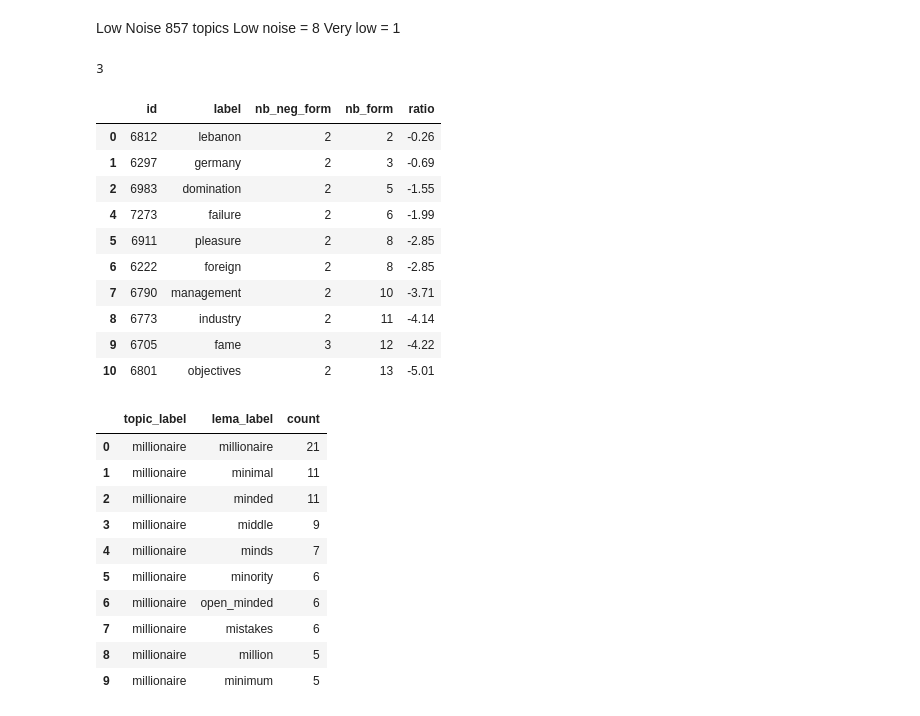
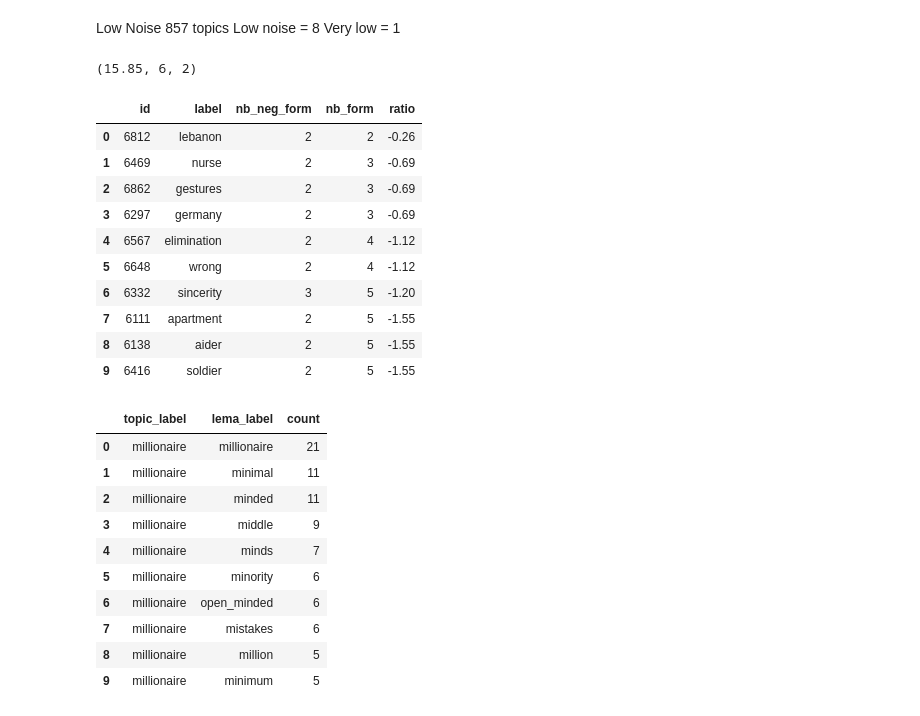
Before and after one commit to cyrilvincent/youth_talk, a Jupyter notebook: youth_talk_1/textrank.ipynb, the cells around one changed output. Cells and saved outputs as stored; diff of their text form; code cells hidden in the pictures.

```diff
--- a/youth_talk_1/textrank.ipynb
+++ b/youth_talk_1/textrank.ipynb
@@ -242,44 +251,47 @@ Low Noise
 Low noise = 8
 Very low = 1
 # %%
-low_noise = median - 3
-very_low_noise = 1
-low_noise
+low_noise = median
+very_low_noise = percentile
+thresold = nb_form / 1000
+thresold, low_noise, very_low_noise
 # %% [output]
-3
+(15.85, 6, 2)
-# %%
-sql = f"""select topic.id, topic.label, count(form_topic.id) as nb_neg_form, sub_topic.nb_form, log(power(count(form_topic.id)::float,2)/power(2.7, sub_topic.nb_form)) as ratio from topic
-join form_topic on form_topic.topic_id=topic.id
-join form on form_topic.form_id=form.id
-join stat on stat.id=form.id
-join (select topic.id, count(form_topic.id) as nb_form from topic
-	join form_topic on form_topic.topic_id=topic.id
-	join form on form_topic.form_id=form.id
-	join stat on stat.id=form.id
-	where source='textrank'
-	group by topic.id
-	having count(form_topic.id) > 1 and count(form_topic.id) < 900
-) sub_topic on sub_topic.id = topic.id
-where source='textrank'
-and stat.empathy_category=0
-group by topic.id, sub_topic.nb_form
-having count(form_topic.id) > {very_low_noise}
-order by ratio desc"""
-df = service.get_by_sql(sql)
-df = df[df.label != "etre"]
-df.head(10)
-# %% [output]
-|  | id | label | nb_neg_form | nb_form | ratio |
-| 0 | 6812 | lebanon | 2 | 2 | -0.26 |
-| 1 | 6297 | germany | 2 | 3 | -0.69 |
-| 2 | 6983 | domination | 2 | 5 | -1.55 |
-| 4 | 7273 | failure | 2 | 6 | -1.99 |
-| 5 | 6911 | pleasure | 2 | 8 | -2.85 |
-| 6 | 6222 | foreign | 2 | 8 | -2.85 |
-| 7 | 6790 | management | 2 | 10 | -3.71 |
-| 8 | 6773 | industry | 2 | 11 | -4.14 |
-| 9 | 6705 | fame | 3 | 12 | -4.22 |
-| 10 | 6801 | objectives | 2 | 13 | -5.01 |
+# %%
+sql = f"""select topic.id, topic.label, count(form_topic.id) as nb_neg_form, sub_topic.nb_form, log(power(count(form_topic.id)::float,2)/power(2.7, sub_topic.nb_form)) as ratio from topic
+join form_topic on form_topic.topic_id=topic.id
+join form on form_topic.form_id=form.id
+join stat on stat.id=form.id
+join (select topic.id, count(form_topic.id) as nb_form from topic
+	join form_topic on form_topic.topic_id=topic.id
+	join form on form_topic.form_id=form.id
+	join stat on stat.id=form.id
+	where source='textrank'
+    and form_topic.question_nb=12
+	group by topic.id
+	having count(form_topic.id) > 1 and count(form_topic.id) < {avg}
+) sub_topic on sub_topic.id = topic.id
+where source='textrank'
+and form_topic.question_nb=12
+and stat.{empathy_category}_category=0
+group by topic.id, sub_topic.nb_form
+having count(form_topic.id) >= {very_low_noise}
+order by ratio desc"""
+df = service.get_by_sql(sql)
+df = df[df.label != "etre"]
+df.head(10)
+# %% [output]
+|  | id | label | nb_neg_form | nb_form | ratio |
+| 0 | 6812 | lebanon | 2 | 2 | -0.26 |
+| 1 | 6469 | nurse | 2 | 3 | -0.69 |
+| 2 | 6862 | gestures | 2 | 3 | -0.69 |
+| 3 | 6297 | germany | 2 | 3 | -0.69 |
+| 4 | 6567 | elimination | 2 | 4 | -1.12 |
+| 5 | 6648 | wrong | 2 | 4 | -1.12 |
+| 6 | 6332 | sincerity | 3 | 5 | -1.20 |
+| 7 | 6111 | apartment | 2 | 5 | -1.55 |
+| 8 | 6138 | aider | 2 | 5 | -1.55 |
+| 9 | 6416 | soldier | 2 | 5 | -1.55 |
 # %%
 topic = "millionaire"
 sql = f"""select topic.label as topic_label, lema.label as lema_label, lema.count from topic
```
Also changed, not shown: parts of 9 cells of this notebook, 7 other files.
